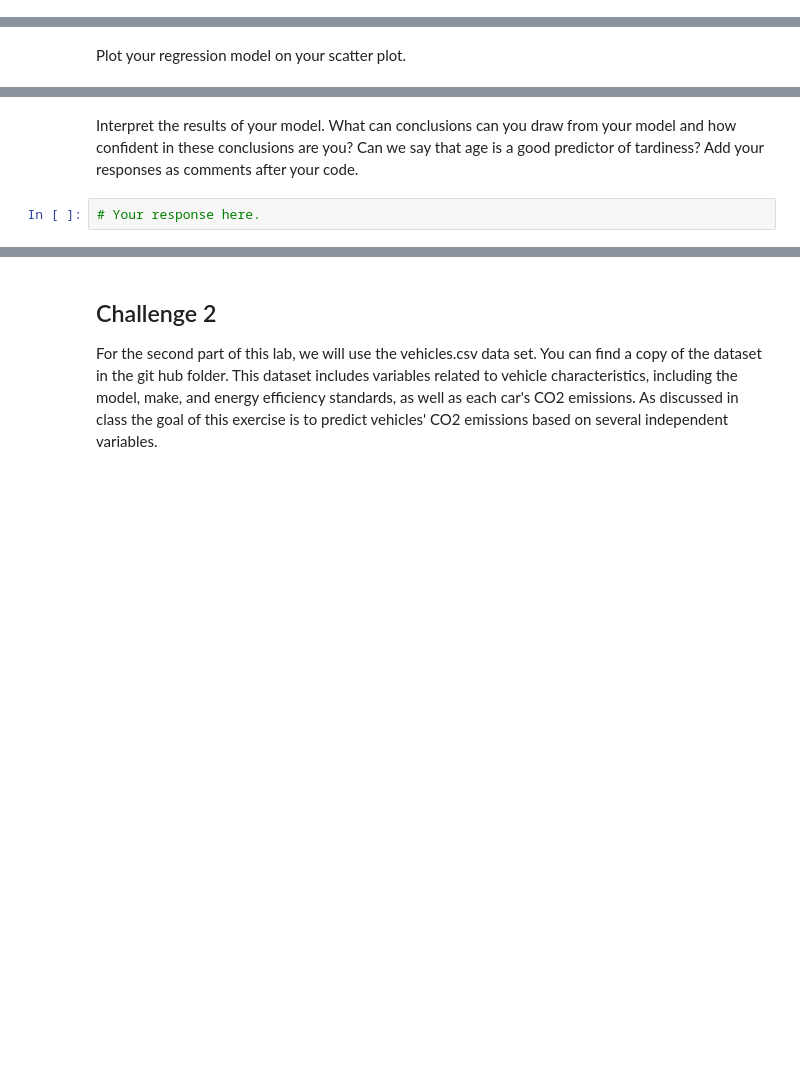
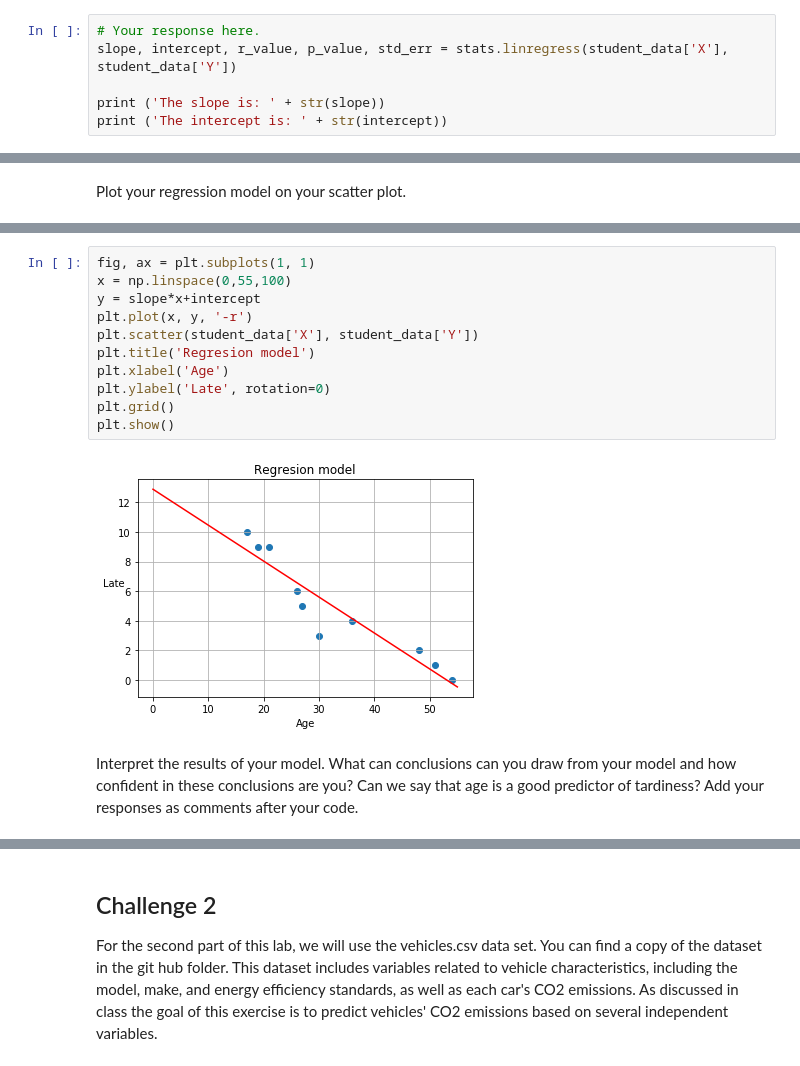
Before and after one commit to ta-datapt-bcn/lab-regression-analysis, a Jupyter notebook: your-code.ipynb, the cells around one changed output, grey strips where cells are left out. Saved outputs shown, nothing was run; the diff lists cells and outputs as text; blank space fills up the shorter version.

```diff
--- a/your-code.ipynb
+++ b/your-code.ipynb
@@ -48,0 +88,6 @@ Build a regression model for this data. What will be your outcome variable? What
+# %%
+# Your response here.
+slope, intercept, r_value, p_value, std_err = stats.linregress(student_data['X'], student_data['Y'])
+
+print ('The slope is: ' + str(slope))
+print ('The intercept is: ' + str(intercept))
@@ -53,4 +105,15 @@ Plot your regression model on your scatter plot.
+# %%
+fig, ax = plt.subplots(1, 1)
+x = np.linspace(0,55,100)
+y = slope*x+intercept
+plt.plot(x, y, '-r')
+plt.scatter(student_data['X'], student_data['Y'])
+plt.title('Regresion model')
+plt.xlabel('Age')
+plt.ylabel('Late', rotation=0)
+plt.grid()
+plt.show()
+# %% [output]
+[figure, added]
 # %% [markdown]
 Interpret the results of your model. What can conclusions can you draw from your model and how confident in these conclusions are you? Can we say that age is a good predictor of tardiness? Add your responses as comments after your code.
-# %%
-# Your response here.
```
Also changed, not shown: parts of 34 cells of this notebook, 1 other file.
